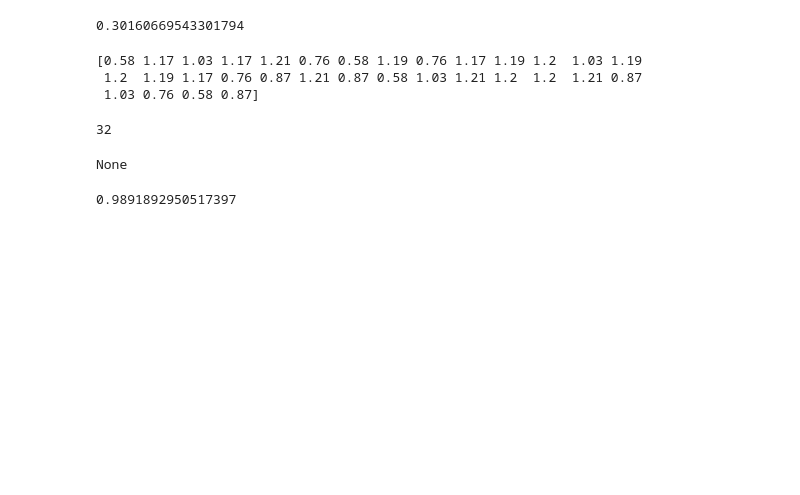
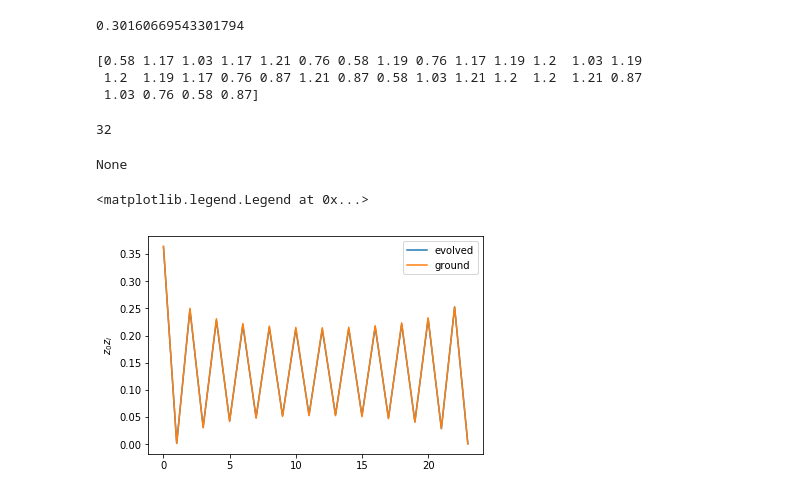
Before and after one commit to nacs-lab/yw-data, a Jupyter notebook: error_analysis/site_dep_interaction-24sites-newparams.ipynb, the cells around one changed output. Drawn from its saved outputs; the diff is of its cells as text; code cells hidden in the pictures; blank space fills up the shorter version.

```diff
--- a/error_analysis/site_dep_interaction-24sites-newparams.ipynb
+++ b/error_analysis/site_dep_interaction-24sites-newparams.ipynb
@@ -402,7 +402,13 @@ len(temp)
 print(random.shuffle(np.array([1,2])))
 # %% [output]
 None
-# %%
-np.exp(-0.05/4.6)
-# %% [output]
-0.9891892950517397
+# %%
+#plt.plot(np.arange(0,N[i]),zz_list[i][-1][0],label = 'evolved_end')
+plt.plot(np.arange(0,N[i]),zz_list[i][crit_id_list[i]][0],label = 'evolved')
+
+plt.plot(np.arange(0,N[i]),zzg_list[i][crit_id_list[i]][0],label ='ground')
+plt.ylabel('$z_0z_i$')
+plt.legend()
+# %% [output]
+<matplotlib.legend.Legend at 0x...>
+[figure, added]
```
Also changed, not shown: parts of 2 cells of this notebook, 5 other files.
